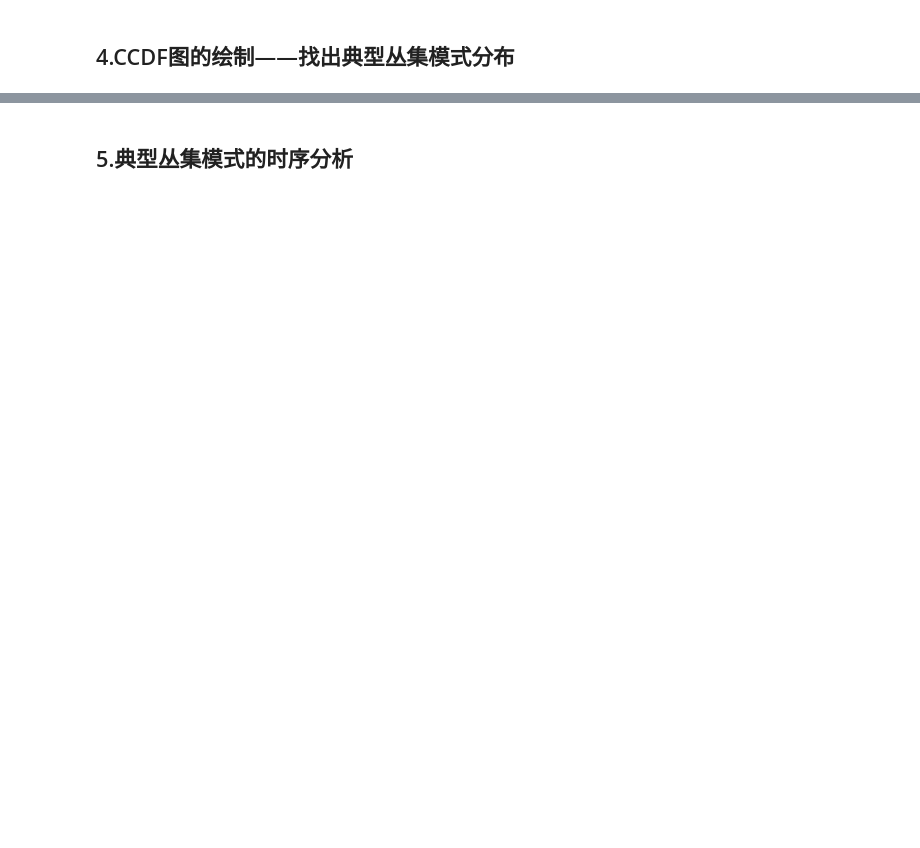
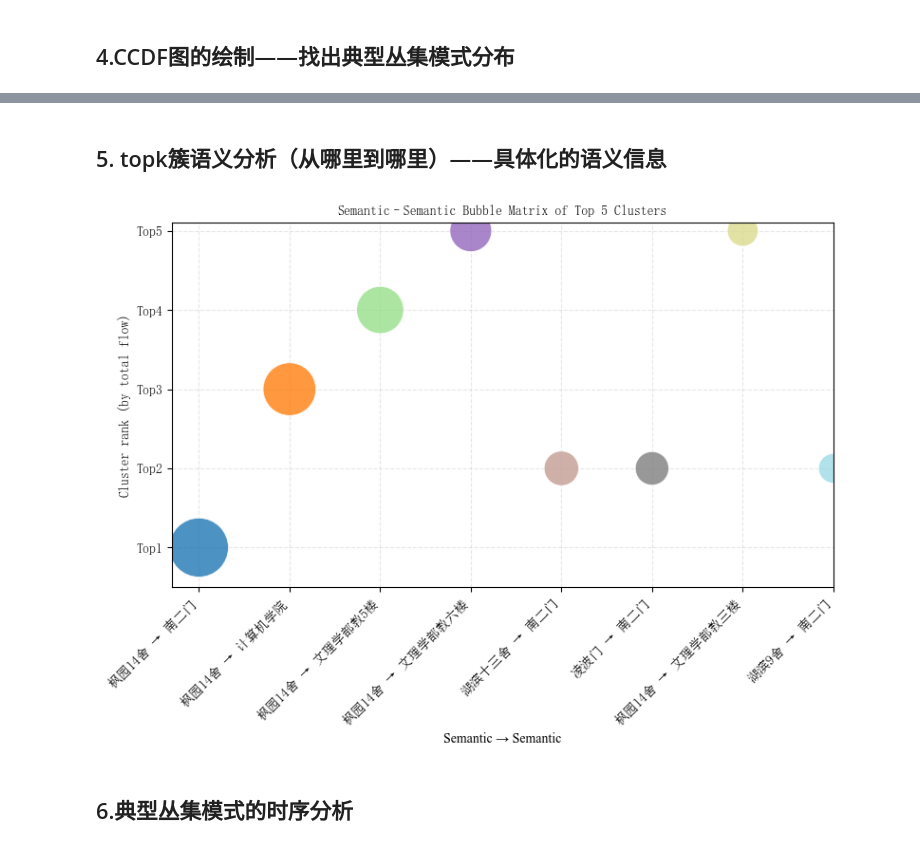
Before and after one commit to LinYuQi00/shared_bike_pattern_mining, a Jupyter notebook: 01_cluster_pattern_analysis.ipynb, the cells around one changed output, grey strips where cells are left out. Cells and saved outputs as stored; diff of their text form; code cells hidden in the pictures; blank space fills up the shorter version.

```diff
--- a/01_cluster_pattern_analysis.ipynb
+++ b/01_cluster_pattern_analysis.ipynb
@@ -462,8 +490,8 @@ def plot_cluster_flow_ccdf(
     ax.loglog(x, y, marker=".", linestyle="none")
 
     ax.set_xlabel("簇流量", fontproperties=font_cn,fontsize=14)
-    ax.set_ylabel("P(X ≥ x)", fontproperties=font_en,fontsize=14)
-    ax.set_title("工作日17-18h 互补累计分布（CCDF）", fontproperties=font_cn,fontsize=16)
+    ax.set_ylabel("P(X≥x)", fontproperties=font_en,fontsize=14)
+    ax.set_title("工作日17-18h 丛集模式互补累计分布（CCDF）", fontproperties=font_cn,fontsize=16)
 
     ax.grid(True, which="both", linestyle="--", alpha=0.4)
 
@@ -477,0 +506,2 @@ fig.savefig("01_cluster_flow_ccdf_工作日_17.png", dpi=500)
+# %% [markdown]
+## 5. topk簇语义分析（从哪里到哪里）——具体化的语义信息
@@ -478,2 +676,12 @@ fig.savefig("01_cluster_flow_ccdf_工作日_17.png", dpi=500)
+# %%
+fig = plot_cluster_semantic_bubble_matrix(
+    file_path=r"H:\code\shared_bike_pattern_mining\data\24_weekday_weekend_clusters\od_flow_cluster_工作日_17.csv",
+    top_k=5,
+    max_semantic_pairs=8,
+)
+
+fig.savefig("cluster_semantic_bubble_matrix.png", dpi=500)
+# %% [output]
+[figure, added]
 # %% [markdown]
-## 5.典型丛集模式的时序分析
+## 6.典型丛集模式的时序分析
```
Also changed, not shown: parts of 8 cells of this notebook, 5 other files.
